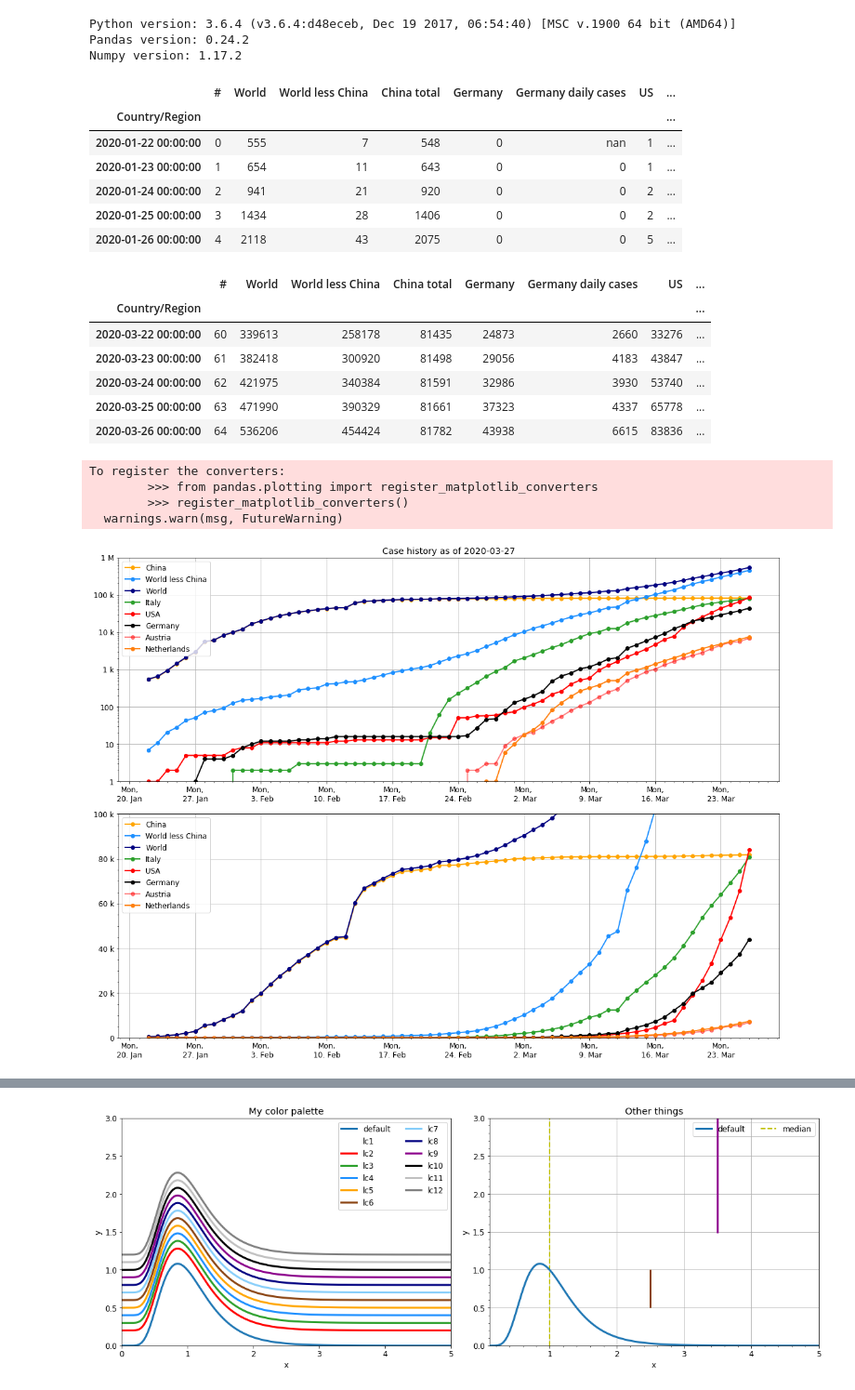
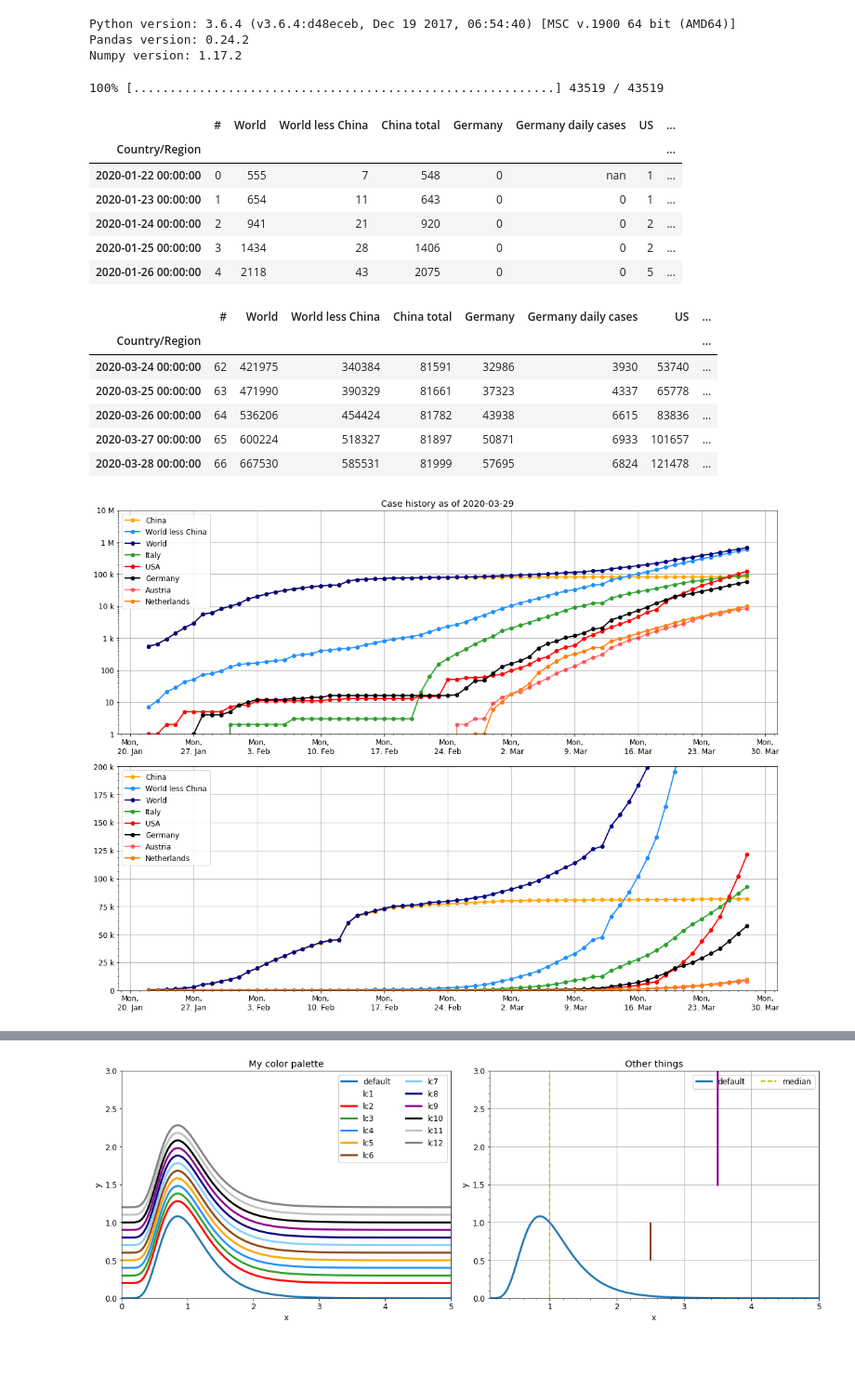
Before and after one commit to Maltev-git/Covid19-plots, a Jupyter notebook: Covid-19 predictions.ipynb, the cells around one changed output, grey strips where cells are left out. Shown at 93% size. Cells and saved outputs as stored; diff of their text form; code cells hidden in the pictures; blank space fills up the shorter version.

Commit message:
data update; implemented wget; changed folder structure

```diff
--- a/Covid-19 predictions.ipynb
+++ b/Covid-19 predictions.ipynb
@@ -59,7 +59,7 @@ def read_to_df(filename):
     # return resulting table as dataframe
     #
 
-    filename_transposed = "transposed_"+filename
+    filename_transposed = filename[:-4] + "_T.csv"
     pd.read_csv(filename, index_col=0, header=None).T.to_csv(filename_transposed)
 
     # read table
@@ -69,9 +69,6 @@ def read_to_df(filename):
     del data_df['1']
 
     # add new columns
-
-
-
     col = data_df.pop("US")
     data_df.insert(0, col.name, col)
 
@@ -100,11 +97,25 @@ def read_to_df(filename):
 # set variables
 datafile_confirmed = "time_series_covid19_confirmed_global.csv"
 datafile_deaths = "time_series_covid19_deaths_global.csv"
-#datafile_recovered = "time_series_19-covid-recovered.csv"
+datafile_recovered = "time_series_covid19_recovered_global.csv"
+datafiles = [datafile_confirmed, datafile_deaths, datafile_recovered]
 
-data_df = read_to_df(datafile_confirmed)
-data_deaths_df = read_to_df(datafile_deaths)
-#data_recovered_df = read_to_df(datafile_recovered)
+dataframes = []
+# get current data tables from CSSE JHU
+import os
+import shutil
+import wget
+CSSE_github_url = 'https://raw.githubusercontent.com/CSSEGISandData/COVID-19/master/csse_covid_19_data/csse_covid_19_time_series/'
+for datafile in datafiles:
+    in_path = CSSE_github_url + datafile
+    out_path = "data/" + datafile
+    # Overwrite file if already exists
+    if os.path.exists(out_path):
+        shutil.move(out_path, out_path + ".bak")
+    wget.download(CSSE_github_url + datafile, out_path)
+    dataframes.append(read_to_df(out_path))
+
+data_df, data_deaths_df, data_recovered_df = dataframes
 
 
 # plot table
@@ -114,6 +125,7 @@ display(HTML(data_styler.render()))
 data_styler = data_df.tail().style#.set_precision(2)
 display(HTML(data_styler.render()))
 # %% [output]
+100% [..........................................................] 43519 / 43519
 |  | # | World | World less China | China total | Germany | Germany daily cases | US | ... |
 | Country/Region |  |  |  |  |  |  |  | ... |
 | 2020-01-22 00:00:00 | 0 | 555 | 7 | 548 | 0 | nan | 1 | ... |
@@ -123,11 +135,11 @@ display(HTML(data_styler.render()))
 | 2020-01-26 00:00:00 | 4 | 2118 | 43 | 2075 | 0 | 0 | 5 | ... |
 |  | # | World | World less China | China total | Germany | Germany daily cases | US | ... |
 | Country/Region |  |  |  |  |  |  |  | ... |
-| 2020-03-22 00:00:00 | 60 | 339613 | 258178 | 81435 | 24873 | 2660 | 33276 | ... |
-| 2020-03-23 00:00:00 | 61 | 382418 | 300920 | 81498 | 29056 | 4183 | 43847 | ... |
 | 2020-03-24 00:00:00 | 62 | 421975 | 340384 | 81591 | 32986 | 3930 | 53740 | ... |
 | 2020-03-25 00:00:00 | 63 | 471990 | 390329 | 81661 | 37323 | 4337 | 65778 | ... |
 | 2020-03-26 00:00:00 | 64 | 536206 | 454424 | 81782 | 43938 | 6615 | 83836 | ... |
+| 2020-03-27 00:00:00 | 65 | 600224 | 518327 | 81897 | 50871 | 6933 | 101657 | ... |
+| 2020-03-28 00:00:00 | 66 | 667530 | 585531 | 81999 | 57695 | 6824 | 121478 | ... |
 # %%
 # plot time series
 
@@ -143,7 +155,6 @@ today = str(dt.datetime.now().date())
 
 xmin = "2020-01-22"
 xmax = "2020-05-01"
-ymax = 1e6
 
 x =  np.linspace(0, 100, 10000)
 
@@ -191,7 +202,7 @@ ax.plot(data_df['Netherlands.3'], 'o-', label='Netherlands', **lc25)
 
 
 #ax.set_xlim(0, 5)
-ax.set_ylim(1, ymax)
+ax.set_ylim(1, 1e7)
 
 #ax.set_xlabel("x")
 #ax.set_ylabel("y")
@@ -209,39 +220,35 @@ ax.plot(data_df['World'], 'o-', label='World', **lc8)
 ax.plot(data_df['Italy'], 'o-', label='Italy', **lc3)
 ax.plot(data_df['US'], 'o-', label='USA', **lc2)
 ax.plot(data_df['Germany'], 'o-', label='Germany', **lc10)
 ax.plot(data_df['Austria'], 'o-', label='Austria', **lc2, alpha=0.5)
 ax.plot(data_df['Netherlands.3'], 'o-', label='Netherlands', **lc25)
 
 #ax.set_xlim(xmin, xmax)
-ax.set_ylim(0, 1e5)
+ax.set_ylim(0, 2e5)
 
 #ax.set_xlabel("x")
 #ax.set_ylabel("y")
 #ax.set_title("My")
 
 #ax.set_xscale('log')
 #ax.set_yscale('log')
 
 # general settings
 for ax in axes:
     ax.minorticks_on()
     ax.xaxis.set_major_locator(weeks)
     ax.xaxis.set_minor_locator(days)
     ax.xaxis.set_major_formatter(mdates.DateFormatter("%a,\n%e. %b"))
     ax.yaxis.set_major_formatter(EngFormatter(unit=''))
     ax.legend(loc='upper left') # fontsize='small'
     ax.grid(True)
 
 # show and save
 plt.tight_layout()
 plt.show()
 fig.savefig("plot_covid19_timeseries_history.png")
 # %% [output]
-To register the converters:
-        >>> from pandas.plotting import register_matplotlib_converters
-        >>> register_matplotlib_converters()
-  warnings.warn(msg, FutureWarning)
-[figure, old version]
+[figure, new version]
 # %%
 # plot time series
 import matplotlib.dates as mdates
```
Also changed, not shown: parts of 7 cells of this notebook, 19 other files.
